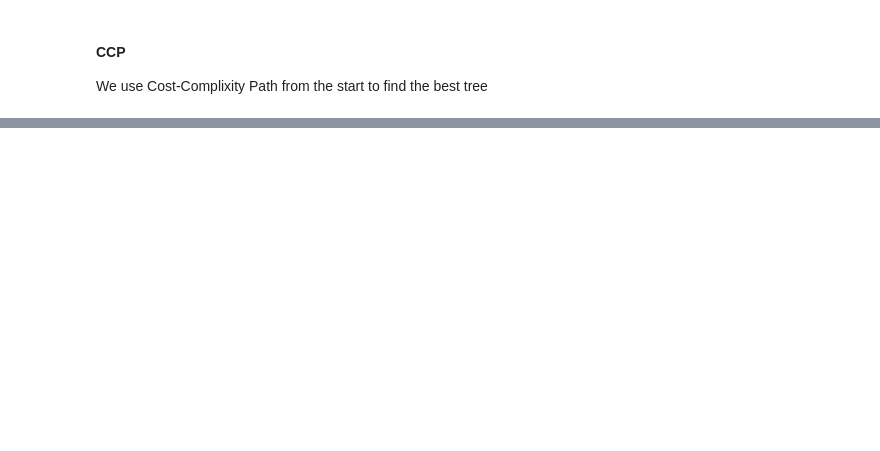
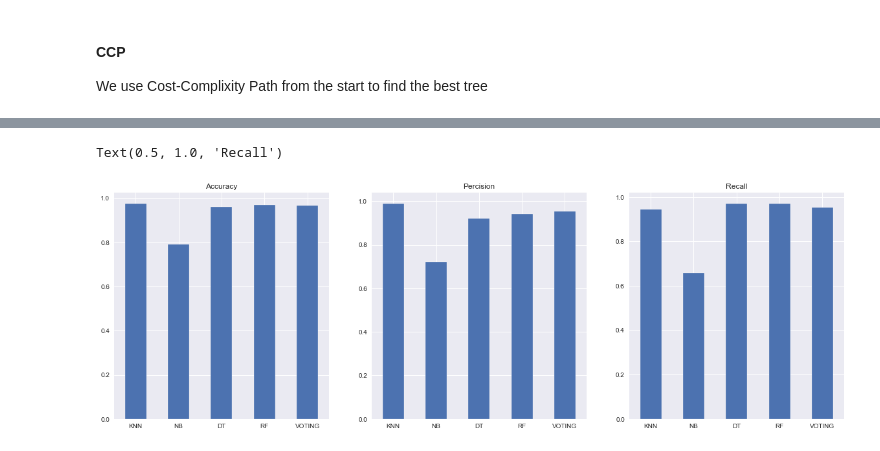
Before and after one commit to Ahmed-Alsardi/CS364_ml_project, a Jupyter notebook: main.ipynb, the cells around one changed output, grey strips where cells are left out. Drawn from its saved outputs; the diff is of its cells as text; code cells hidden in the pictures; blank space fills up the shorter version.

```diff
--- a/main.ipynb
+++ b/main.ipynb
@@ -447,0 +385,19 @@ Text(0.5, 1.0, 'Recall')
+# %%
+# create the models for voting ensemble with the best parameter we found
+estimators = [("knn", KNeighborsClassifier(n_neighbors=knn_param["n_neighbors"])),
+              ("nb", GaussianNB()),
+              ("dt", DecisionTreeClassifier(random_state=random_state, ccp_alpha=best_alpha)),
+              ("rf", RandomForestClassifier(random_state=random_state,
+                                            max_features=rf_param["max_features"],
+                                            criterion=rf_param["criterion"],
+                                            n_estimators=rf_param["n_estimators"]))]
+weights = [models_metrics["KNN"][0], models_metrics["NB"][0], models_metrics["DT"][0], models_metrics["RF"][0] ]
+# %%
+param_dict = {
+    "voting": ["hard", "soft"],
+    "weights": [None, weights]
+}
+voting_gs = GridSearchCV(VotingClassifier(estimators=estimators),
+                         param_grid=param_dict,
+                         cv=5)
+voting_gs.fit(train_X, train_y)
@@ -447,0 +422,7 @@ Text(0.5, 1.0, 'Recall')
+# %%
+test_prediction = voting_gs.predict(test_X)
+voting_accuracy = accuracy_score(test_y, test_prediction)
+voting_precision = precision_score(test_y, test_prediction)
+voting_recall = recall_score(test_y, test_prediction)
+print(f"Accuracy: {voting_accuracy}\nPrecision: {voting_precision}\nRecall: {voting_recall}")
+models_metrics["VOTING"] = [voting_accuracy, voting_precision, voting_recall]
@@ -447,0 +436,6 @@ Text(0.5, 1.0, 'Recall')
+# %%
+# create a dataframe from models results
+metrics_df = pd.DataFrame(models_metrics.values(),
+                          columns=["Accuracy", "Percision", "Recall"],
+                          index=models_metrics.keys())
+metrics_df
@@ -447,0 +449,12 @@ Text(0.5, 1.0, 'Recall')
+# %%
+# create figure comparing result of different models
+fig, axes = plt.subplots(1, 3, figsize=(18, 6))
+metrics_df["Accuracy"].plot(kind="bar", ax=axes[0], rot=0)
+axes[0].set_title("Accuracy")
+metrics_df["Percision"].plot(kind="bar", ax=axes[1], rot=0)
+axes[1].set_title("Percision")
+metrics_df["Recall"].plot(kind="bar", ax=axes[2], rot=0)
+axes[2].set_title("Recall")
+# %% [output]
+Text(0.5, 1.0, 'Recall')
+[figure, added]
```
Also changed, not shown: parts of 87 cells of this notebook, 9 other files.
